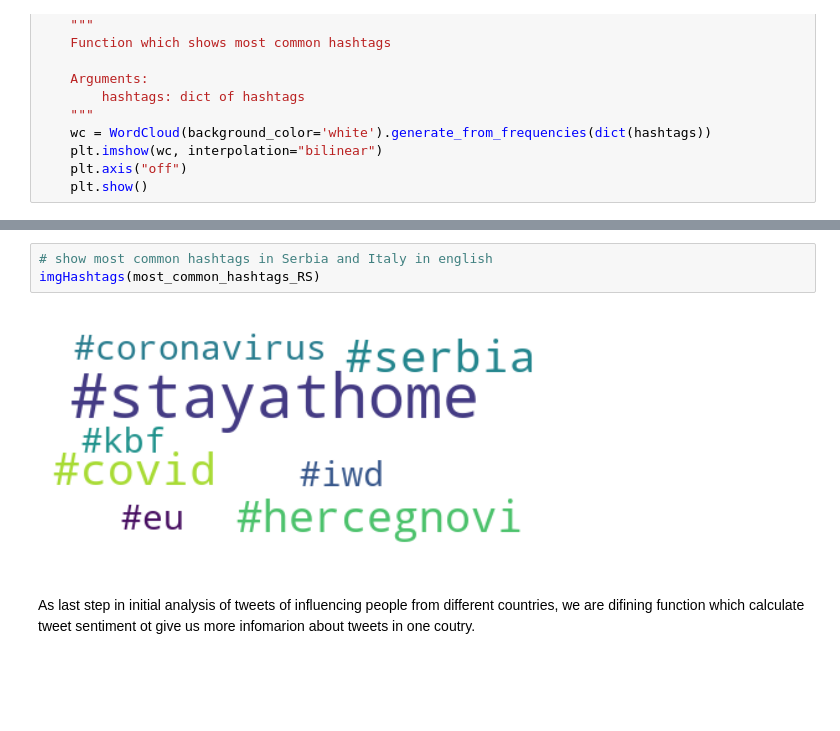
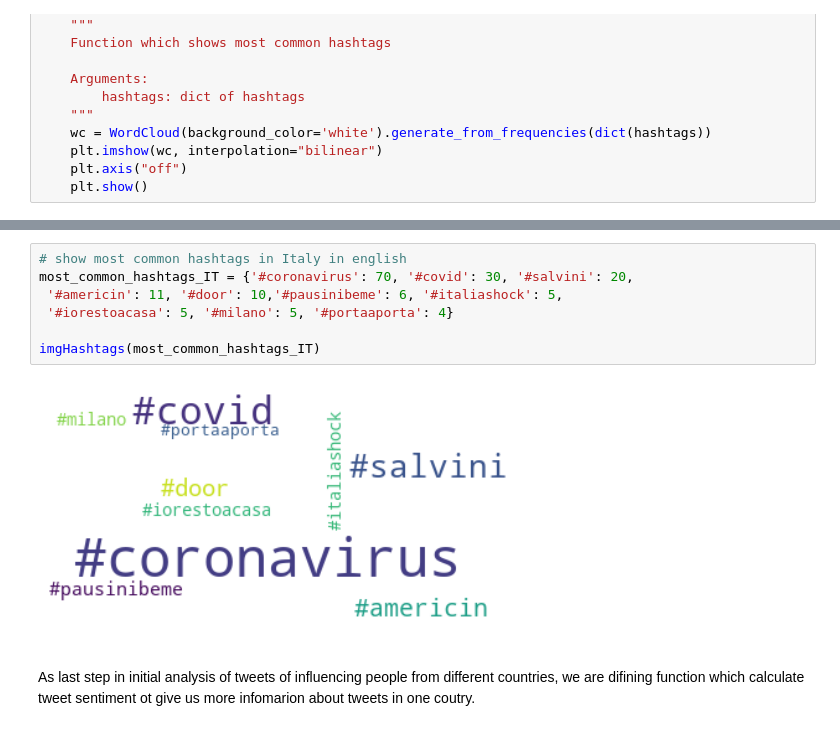
Before and after one commit to RiccardoBrioschi/The-pandemic-through-the-eyes-of-Internet, a Jupyter notebook: Influential_people_analysis.ipynb, the cells around one changed output, grey strips where cells are left out. Saved outputs shown, nothing was run; the diff lists cells and outputs as text; blank space fills up the shorter version.

```diff
--- a/Influential_people_analysis.ipynb
+++ b/Influential_people_analysis.ipynb
@@ -491,8 +517,12 @@ def imgHashtags(hashtags):
 # %%
-# show most common hashtags in Serbia and Italy in english
-imgHashtags(most_common_hashtags_RS)
+# show most common hashtags in Italy in english
+most_common_hashtags_IT = {'#coronavirus': 70, '#covid': 30, '#salvini': 20,
+ '#americin': 11, '#door': 10,'#pausinibeme': 6, '#italiashock': 5,
+ '#iorestoacasa': 5, '#milano': 5, '#portaaporta': 4}
+
+imgHashtags(most_common_hashtags_IT)
 # %% [output]
-[figure, old version]
+[figure, new version]
 # %% [markdown]
 As last step in initial analysis of tweets of influencing people from different countries, we are difining function which calculate tweet sentiment ot give us more infomarion about tweets in one coutry.
 # %%
```
Also changed, not shown: parts of 14 cells of this notebook.
